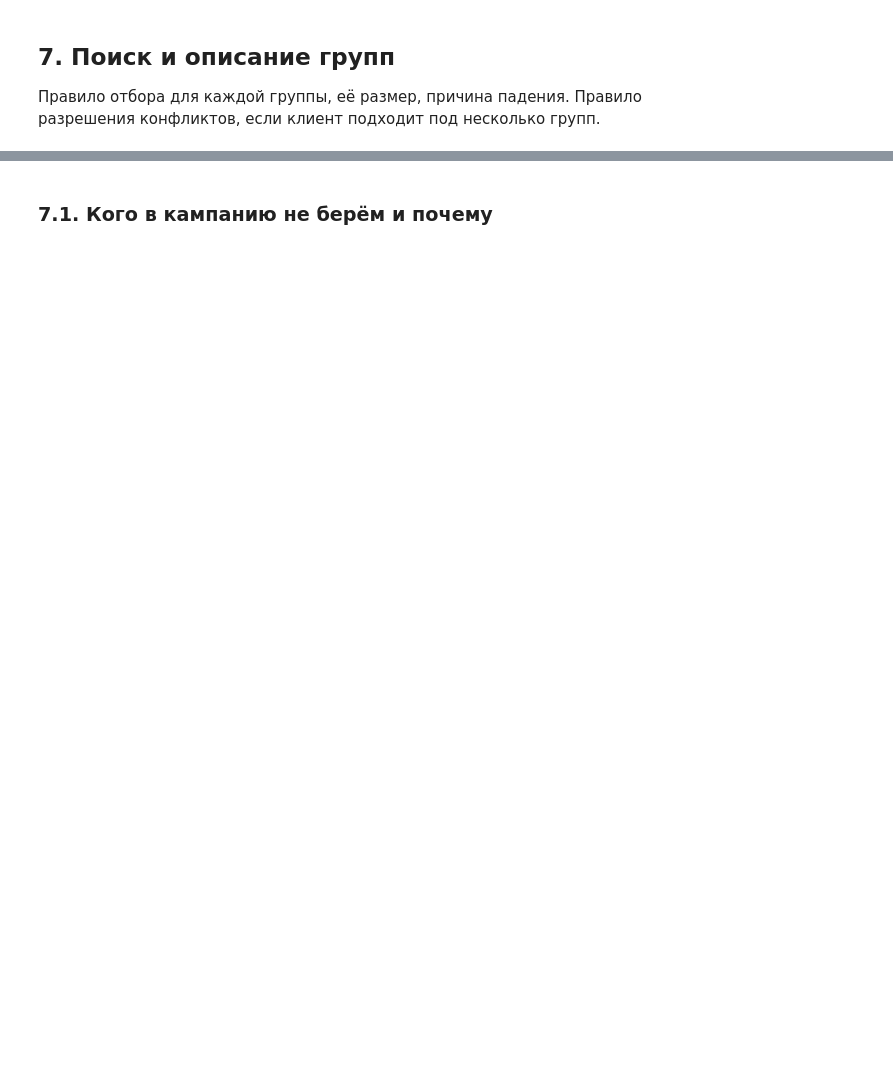
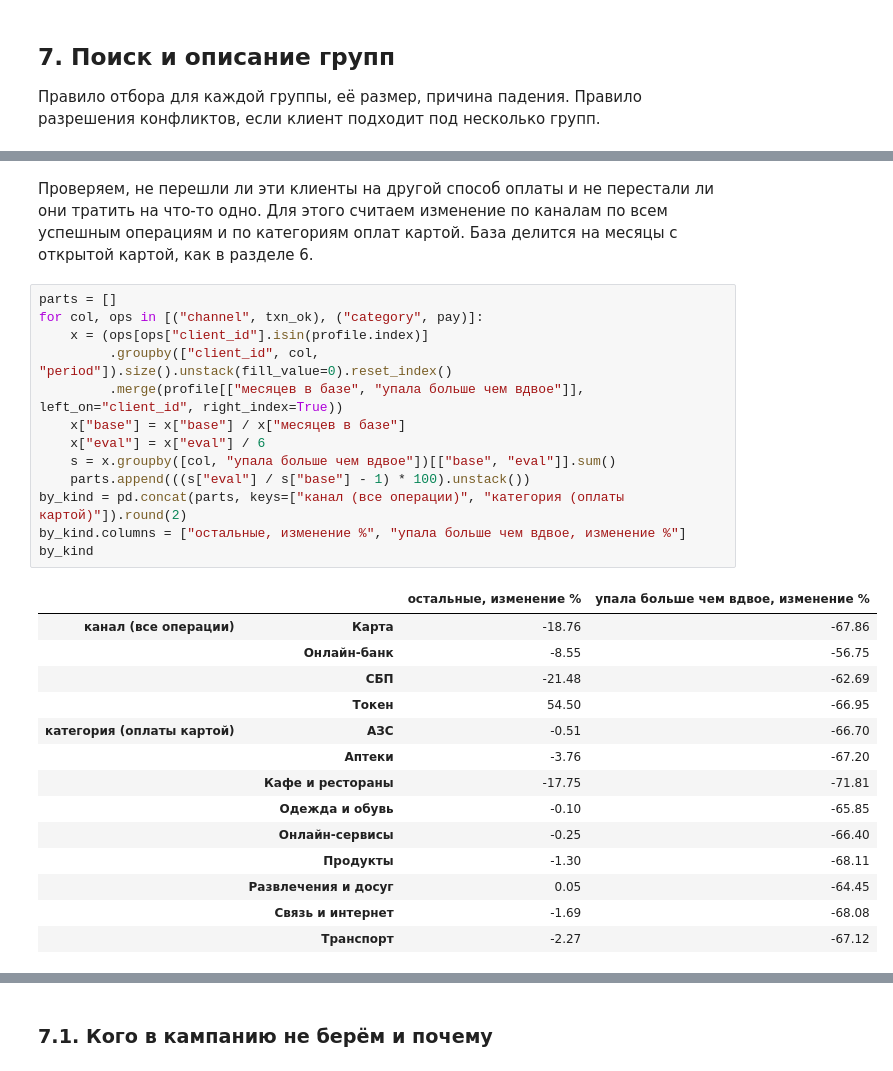
Before and after one commit to sangnchr-s/Gonchar_Alexander_Lab1, a Jupyter notebook: 01_analysis.ipynb, the cells around one changed output, grey strips where cells are left out. Drawn from its saved outputs; the diff is of its cells as text; blank space fills up the shorter version.

```diff
--- a/01_analysis.ipynb
+++ b/01_analysis.ipynb
@@ -1726,0 +1772,30 @@ robust.round(2)
+# %% [markdown]
+Проверяем, не перешли ли эти клиенты на другой способ оплаты и не перестали ли они тратить на что-то одно. Для этого считаем изменение по каналам по всем успешным операциям и по категориям оплат картой. База делится на месяцы с открытой картой, как в разделе 6.
+# %%
+parts = []
+for col, ops in [("channel", txn_ok), ("category", pay)]:
+    x = (ops[ops["client_id"].isin(profile.index)]
+         .groupby(["client_id", col, "period"]).size().unstack(fill_value=0).reset_index()
+         .merge(profile[["месяцев в базе", "упала больше чем вдвое"]], left_on="client_id", right_index=True))
+    x["base"] = x["base"] / x["месяцев в базе"]
+    x["eval"] = x["eval"] / 6
+    s = x.groupby([col, "упала больше чем вдвое"])[["base", "eval"]].sum()
+    parts.append(((s["eval"] / s["base"] - 1) * 100).unstack())
+by_kind = pd.concat(parts, keys=["канал (все операции)", "категория (оплаты картой)"]).round(2)
+by_kind.columns = ["остальные, изменение %", "упала больше чем вдвое, изменение %"]
+by_kind
+# %% [output]
+|  |  | остальные, изменение % | упала больше чем вдвое, изменение % |
+| канал (все операции) | Карта | -18.76 | -67.86 |
+|  | Онлайн-банк | -8.55 | -56.75 |
+|  | СБП | -21.48 | -62.69 |
+|  | Токен | 54.50 | -66.95 |
+| категория (оплаты картой) | АЗС | -0.51 | -66.70 |
+|  | Аптеки | -3.76 | -67.20 |
+|  | Кафе и рестораны | -17.75 | -71.81 |
+|  | Одежда и обувь | -0.10 | -65.85 |
+|  | Онлайн-сервисы | -0.25 | -66.40 |
+|  | Продукты | -1.30 | -68.11 |
+|  | Развлечения и досуг | 0.05 | -64.45 |
+|  | Связь и интернет | -1.69 | -68.08 |
+|  | Транспорт | -2.27 | -67.12 |
```
Also changed, not shown: parts of 21 cells of this notebook.
